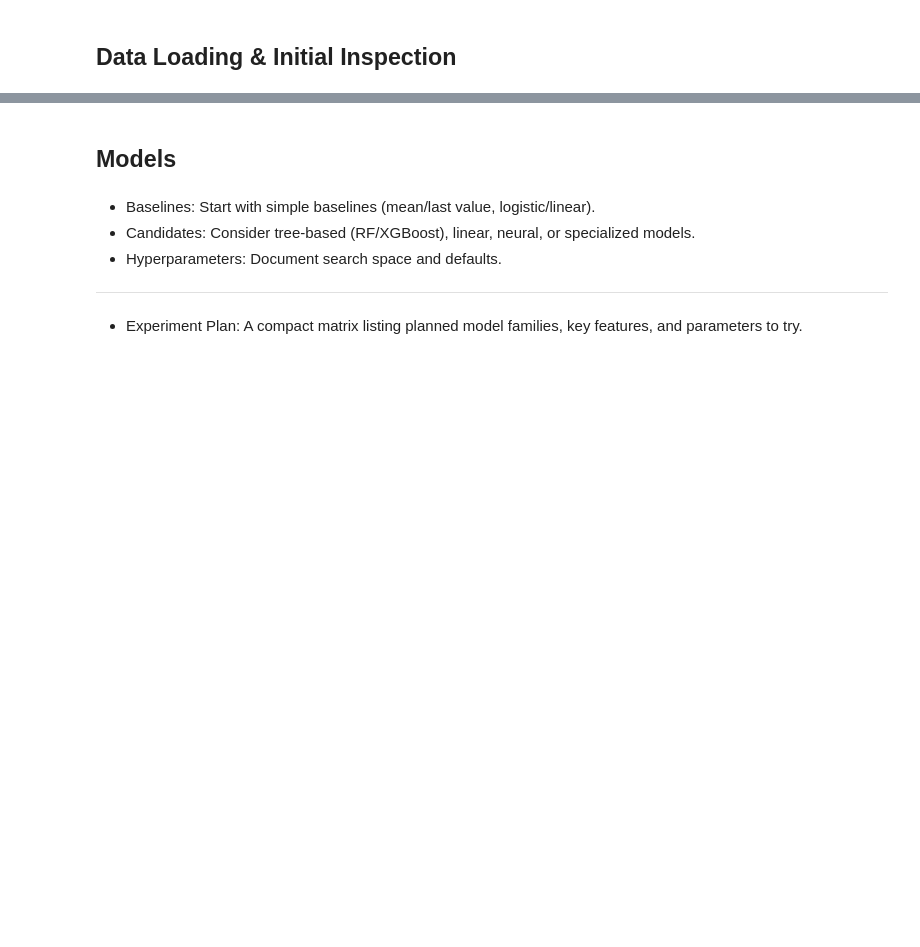
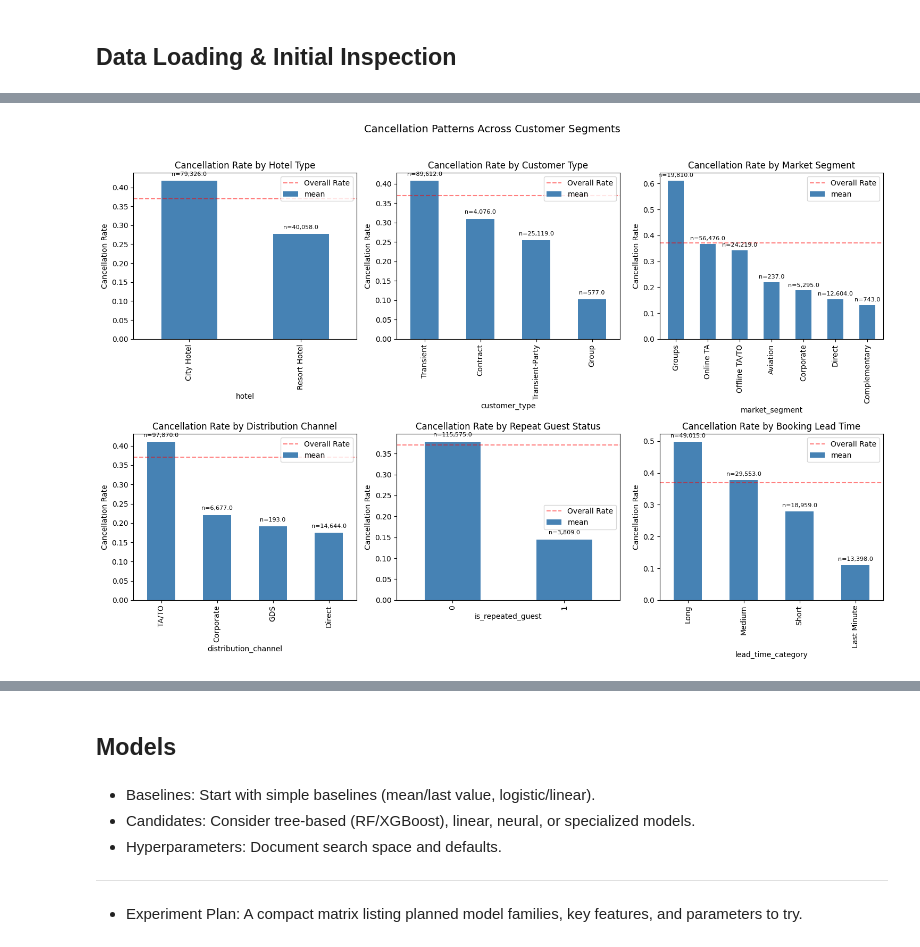
Before and after one commit to tgrytnes/Hotel_Cancellation_Risk, a Jupyter notebook: notebooks/main.ipynb, the cells around one changed output, grey strips where cells are left out. Saved outputs shown, nothing was run; the diff lists cells and outputs as text; code cells hidden in the pictures; blank space fills up the shorter version.

```diff
--- a/notebooks/main.ipynb
+++ b/notebooks/main.ipynb
@@ -160,0 +296,39 @@ Error:
+# %%
+# Create a lead time category feature first
+df_cleaned['lead_time_category'] = pd.cut(df_cleaned['lead_time'],
+                                           bins=[0, 7, 30, 90, 400],
+                                           labels=['Last Minute', 'Short', 'Medium', 'Long'])
+
+categorical_features = {
+    'hotel': 'Hotel Type',
+    'customer_type': 'Customer Type',
+    'market_segment': 'Market Segment',
+    'distribution_channel': 'Distribution Channel',
+    'is_repeated_guest': 'Repeat Guest Status',
+    'lead_time_category': 'Booking Lead Time'  # Add this
+}
+
+fig, axes = plt.subplots(2, 3, figsize=(15, 10))
+axes = axes.ravel()
+
+for idx, (feature, title) in enumerate(categorical_features.items()):
+    # Calculate cancellation rate by category
+    cancel_rate = df_cleaned.groupby(feature)['is_canceled'].agg(['mean', 'count'])
+    cancel_rate = cancel_rate.sort_values('mean', ascending=False)
+
+    # Plot
+    cancel_rate['mean'].plot(kind='bar', ax=axes[idx], color='steelblue')
+    axes[idx].set_title(f'Cancellation Rate by {title}')
+    axes[idx].set_ylabel('Cancellation Rate')
+    axes[idx].axhline(y=0.37, color='red', linestyle='--', alpha=0.5, label='Overall Rate')
+    axes[idx].legend()
+
+    # Add sample size as text
+    for i, (index, row) in enumerate(cancel_rate.iterrows()):
+        axes[idx].text(i, row['mean'] + 0.01, f'n={row["count"]:,}',
+                      ha='center', va='bottom', fontsize=8)
+
+plt.suptitle('Cancellation Patterns Across Customer Segments', fontsize=14, y=1.02)
+plt.tight_layout()
+# %% [output]
+[figure, added]
```
Also changed, not shown: parts of 49 cells of this notebook, 24 other files.
